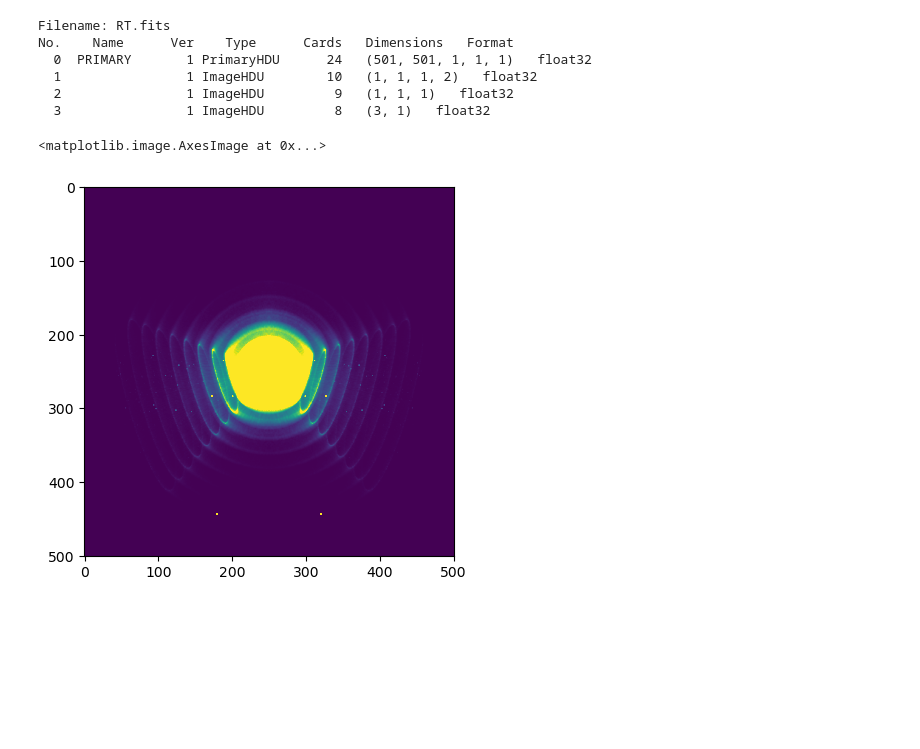
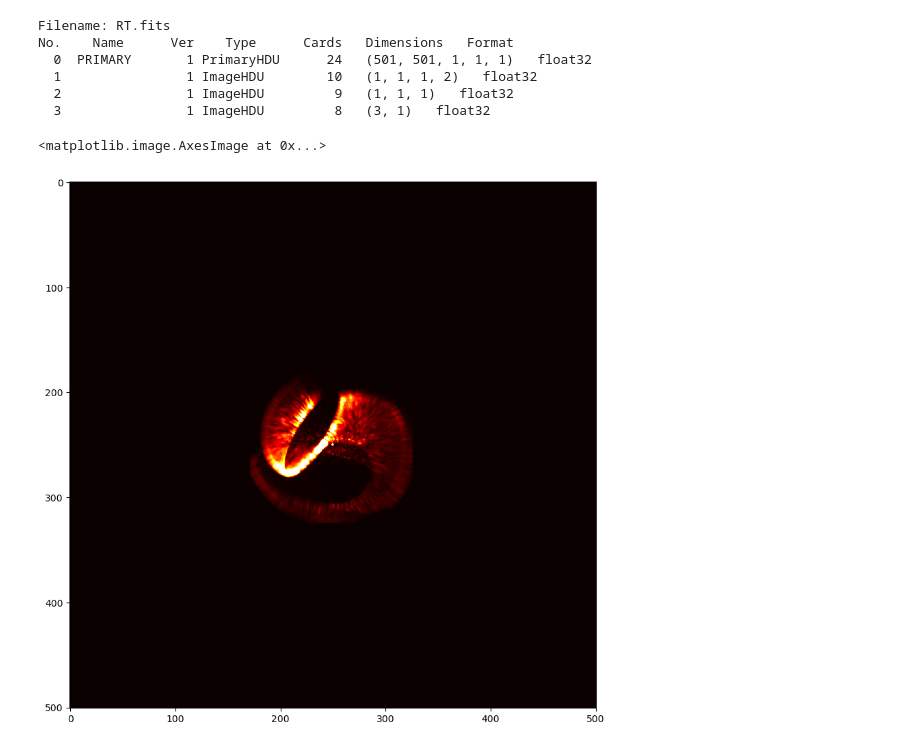
Before and after one commit to ryanwhite1/xenomorph, a Jupyter notebook: test.ipynb, the cells around one changed output. Cells and saved outputs as stored; diff of their text form; code cells hidden in the pictures; blank space fills up the shorter version.

```diff
--- a/test.ipynb
+++ b/test.ipynb
@@ -14,8 +14,8 @@ No.    Name      Ver    Type      Cards   Dimensions   Format
 # %%
 data = hdul[0].data[0][0][0]
 
-fig, ax = plt.subplots()
-ax.imshow(data, vmin=1e-35, vmax=1e-31)
+fig, ax = plt.subplots(figsize=(10, 10))
+ax.imshow(data[::-1, :], vmax=5e-18, cmap='hot')
 # %% [output]
 <matplotlib.image.AxesImage at 0x...>
-[figure, old version]
+[figure, new version]
```
Also changed, not shown: parts of 4 cells of this notebook, 10 other files.
